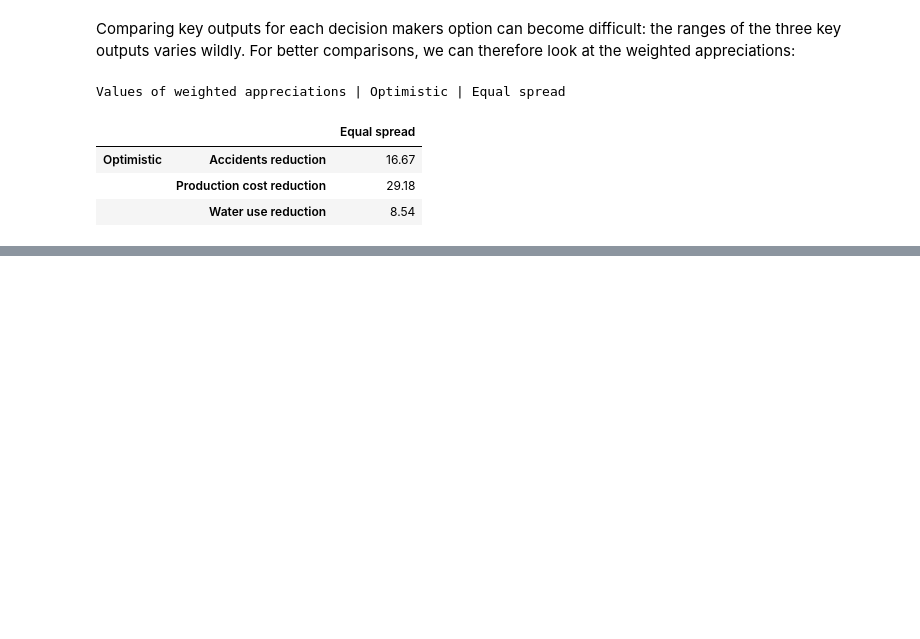
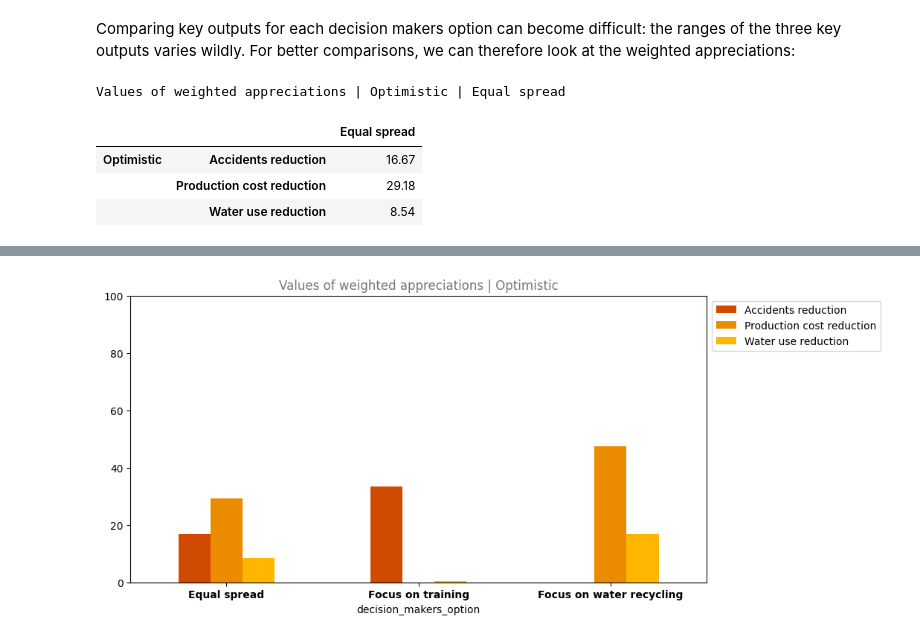
Before and after one commit to MikeVerdaasdonk297/trbs, a Jupyter notebook: model/analyze_case.ipynb, the cells around one changed output, grey strips where cells are left out. Cells and saved outputs as stored; diff of their text form; code cells hidden in the pictures; blank space fills up the shorter version.

````diff
--- a/model/analyze_case.ipynb
+++ b/model/analyze_case.ipynb
@@ -8,11 +8,11 @@ In order to work with the Responsible Business Simulator model, we will work wit
 from pathlib import Path
 from core.trbs import TheResponsibleBusinessSimulator
 
-name = 'Beerwiser'
+path = Path.cwd() / 'data'
+name = 'beerwiser'
 file_format = 'xlsx'
-path = Path.cwd() / 'data' / 'beerwiser'
 
-case = TheResponsibleBusinessSimulator(name, file_format, path)
+case = TheResponsibleBusinessSimulator(path, file_format, name )
 # %% [markdown]
 Let's see how ```case``` looks currently:
 # %%
@@ -186,0 +186,4 @@ TypeError: _format_data_for_visual() takes 2 positional arguments but 3 were giv
+# %%
+case.visualize('barchart', 'weighted_appreciations', scenario='Optimistic', stacked=False)
+# %% [output]
+[figure, added]
````
Also changed, not shown: parts of 4 cells of this notebook, 8 other files.
